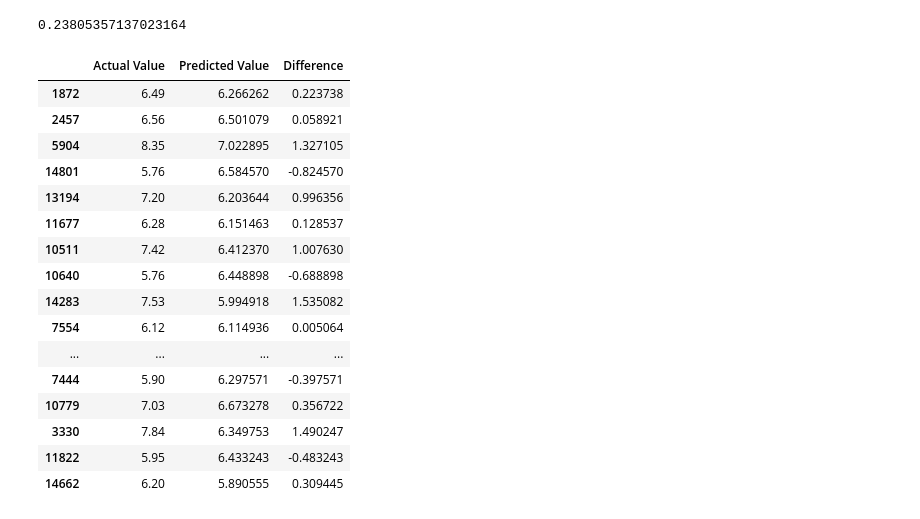
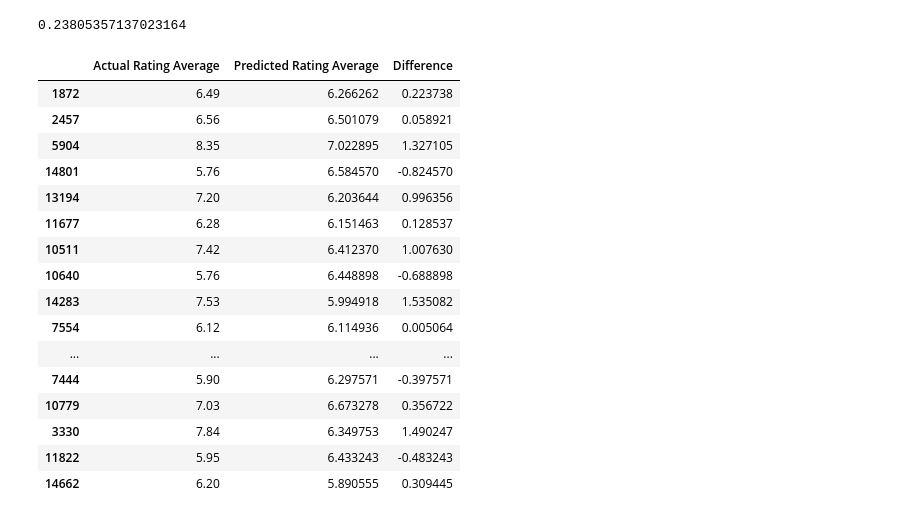
Before and after one commit to aleena-le-mt/Laureena, a Jupyter notebook: Data_exploration_notebook.ipynb, the cells around one changed output. Drawn from its saved outputs; the diff is of its cells as text; code cells hidden in the pictures.

Commit message:
add residual and correct data exploration notebook

```diff
--- a/Data_exploration_notebook.ipynb
+++ b/Data_exploration_notebook.ipynb
@@ -143,10 +142,10 @@ r2_score(y_test, y_pred)
 0.23805357137023164
 # %%
 # Predicted values
-pred_y_df=pd.DataFrame({'Actual Value': y_test, 'Predicted Value':y_pred, 'Difference':y_test-y_pred})
+pred_y_df=pd.DataFrame({'Actual Rating Average': y_test, 'Predicted Rating Average':y_pred, 'Difference':y_test-y_pred})
 pred_y_df.head(20)
 # %% [output]
-|  | Actual Value | Predicted Value | Difference |
+|  | Actual Rating Average | Predicted Rating Average | Difference |
 | 1872 | 6.49 | 6.266262 | 0.223738 |
 | 2457 | 6.56 | 6.501079 | 0.058921 |
 | 5904 | 8.35 | 7.022895 | 1.327105 |
```
Also changed, not shown: parts of 4 cells of this notebook.
